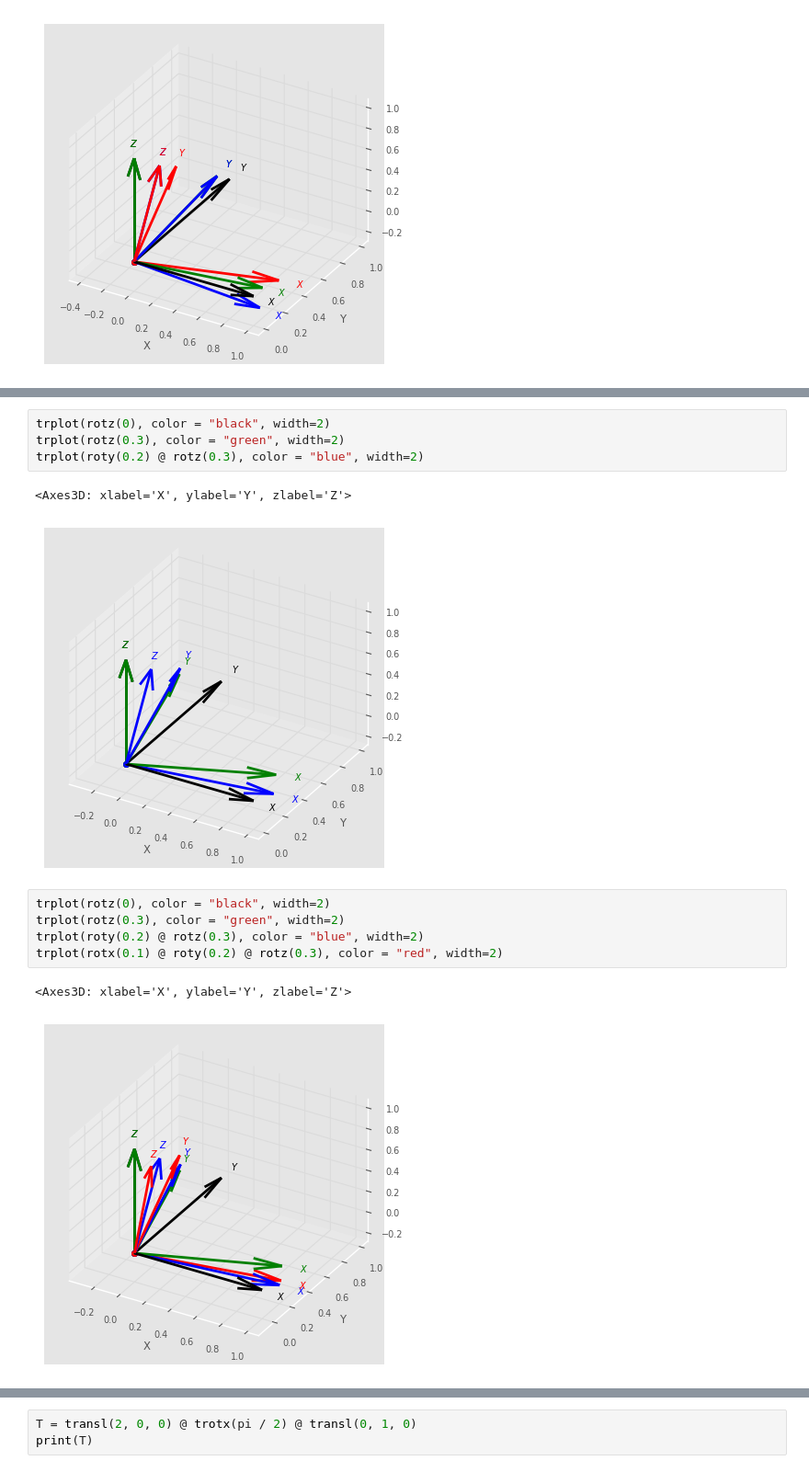
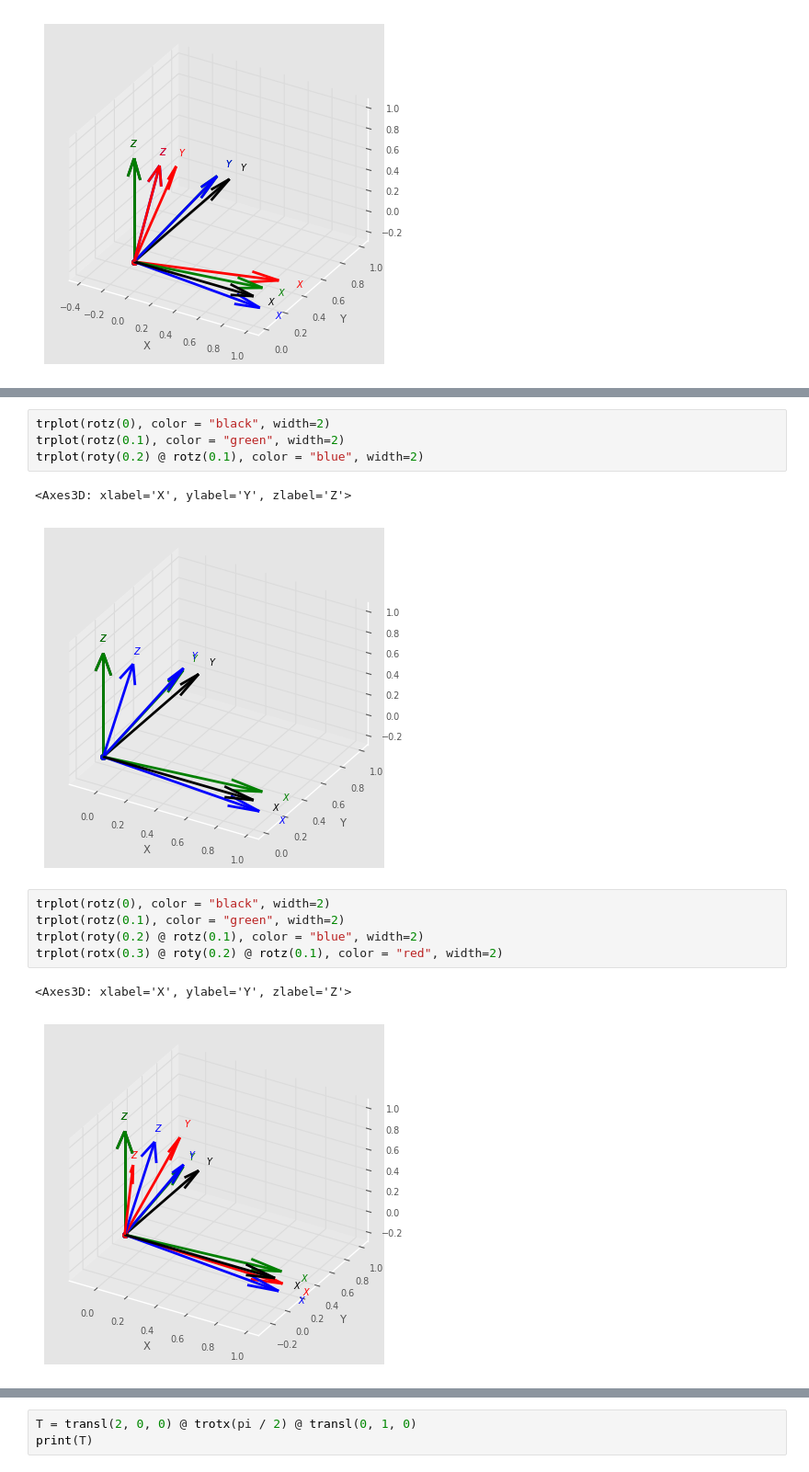
Before and after one commit to CDSL-UoS/Course_Robotics_2024, a Jupyter notebook: CH03/CH03_B_3DRigidBodyMotion.ipynb, the cells around one changed output, grey strips where cells are left out. Shown: that part at 92% size. Cells and saved outputs as stored; diff of their text form.

```diff
--- a/CH03/CH03_B_3DRigidBodyMotion.ipynb
+++ b/CH03/CH03_B_3DRigidBodyMotion.ipynb
@@ -77,15 +105,15 @@ trplot(rotz(0.3), color = "green", width=2)
 # %%
 trplot(rotz(0), color = "black", width=2)
-trplot(rotz(0.3), color = "green", width=2)
-trplot(roty(0.2) @ rotz(0.3), color = "blue", width=2)
+trplot(rotz(0.1), color = "green", width=2)
+trplot(roty(0.2) @ rotz(0.1), color = "blue", width=2)
 # %% [output]
 <Axes3D: xlabel='X', ylabel='Y', zlabel='Z'>
-[figure, old version]
+[figure, new version]
 # %%
 trplot(rotz(0), color = "black", width=2)
-trplot(rotz(0.3), color = "green", width=2)
-trplot(roty(0.2) @ rotz(0.3), color = "blue", width=2)
-trplot(rotx(0.1) @ roty(0.2) @ rotz(0.3), color = "red", width=2)
+trplot(rotz(0.1), color = "green", width=2)
+trplot(roty(0.2) @ rotz(0.1), color = "blue", width=2)
+trplot(rotx(0.3) @ roty(0.2) @ rotz(0.1), color = "red", width=2)
 # %% [output]
 <Axes3D: xlabel='X', ylabel='Y', zlabel='Z'>
-[figure, old version]
+[figure, new version]
```
Also changed, not shown: parts of 44 cells of this notebook, 7 other files.
